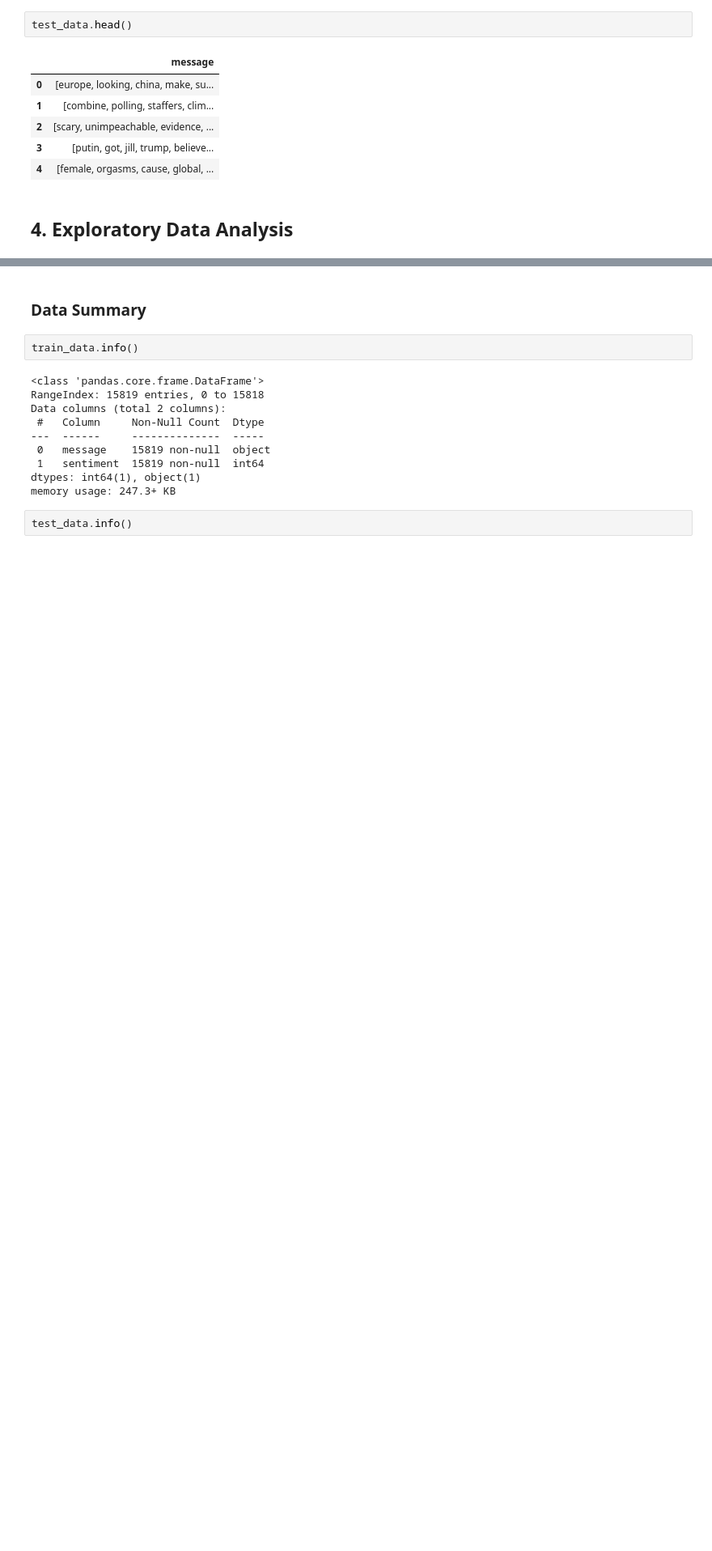
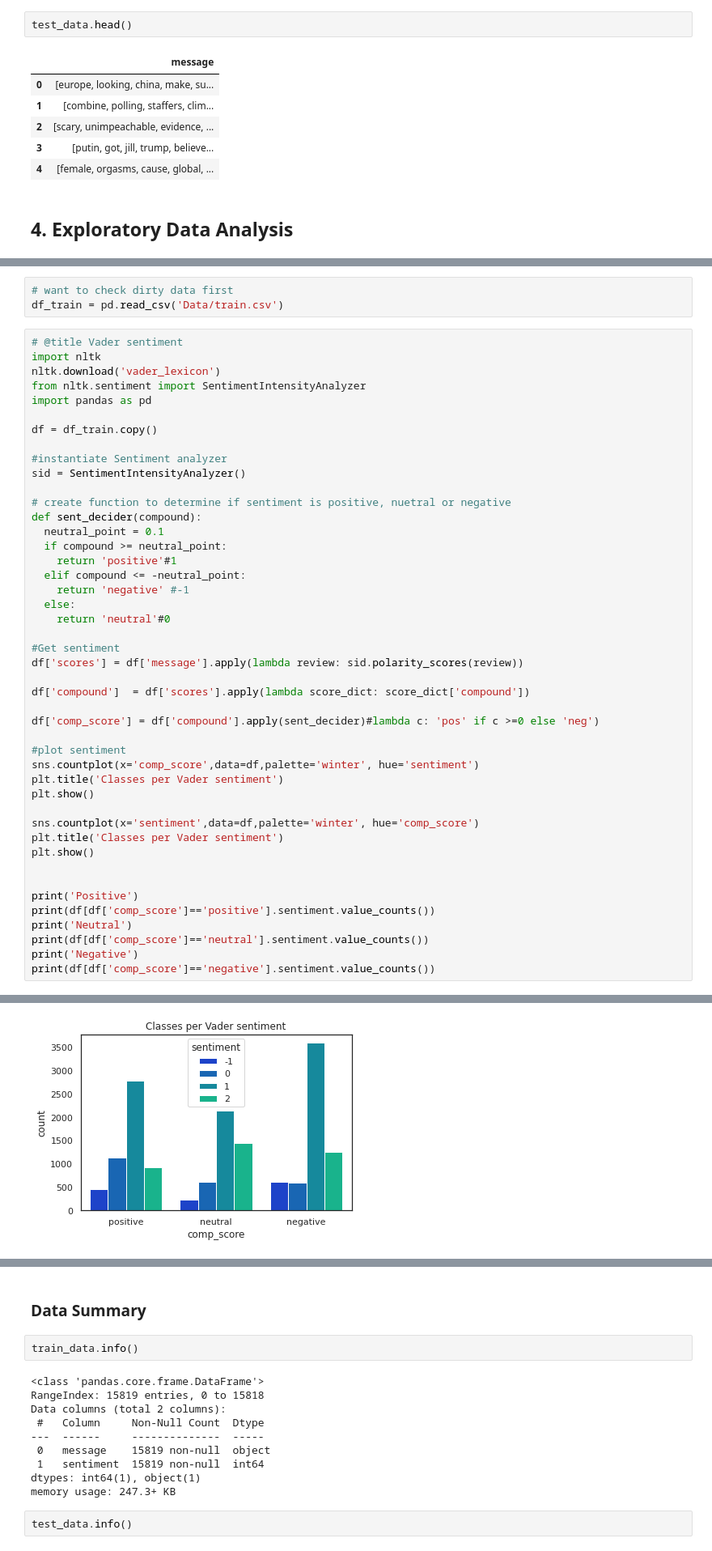
Before and after one commit to Lizette95/Team_RM5_ClassificationPredict_Notebook, a Jupyter notebook: Team_RM5_ClassificationNotebook.ipynb, the cells around one changed output, grey strips where cells are left out. Shown at 81% size. Saved outputs shown, nothing was run; the diff lists cells and outputs as text; blank space fills up the shorter version.

```diff
--- a/Team_RM5_ClassificationNotebook.ipynb
+++ b/Team_RM5_ClassificationNotebook.ipynb
@@ -295,0 +325,49 @@ test_data.head()
+# %%
+# want to check dirty data first
+df_train = pd.read_csv('Data/train.csv')
+# %%
+# @title Vader sentiment
+import nltk
+nltk.download('vader_lexicon')
+from nltk.sentiment import SentimentIntensityAnalyzer
+import pandas as pd
+
+df = df_train.copy()
+
+#instantiate Sentiment analyzer
+sid = SentimentIntensityAnalyzer()
+
+# create function to determine if sentiment is positive, nuetral or negative
+def sent_decider(compound):
+  neutral_point = 0.1
+  if compound >= neutral_point:
+    return 'positive'#1
+  elif compound <= -neutral_point:
+    return 'negative' #-1
+  else:
+    return 'neutral'#0
+
+#Get sentiment
+df['scores'] = df['message'].apply(lambda review: sid.polarity_scores(review))
+
+df['compound']  = df['scores'].apply(lambda score_dict: score_dict['compound'])
+
+df['comp_score'] = df['compound'].apply(sent_decider)#lambda c: 'pos' if c >=0 else 'neg')
+
+#plot sentiment
+sns.countplot(x='comp_score',data=df,palette='winter', hue='sentiment')
+plt.title('Classes per Vader sentiment')
+plt.show()
+
+sns.countplot(x='sentiment',data=df,palette='winter', hue='comp_score')
+plt.title('Classes per Vader sentiment')
+plt.show()
+
+
+print('Positive')
+print(df[df['comp_score']=='positive'].sentiment.value_counts())
+print('Neutral')
+print(df[df['comp_score']=='neutral'].sentiment.value_counts())
+print('Negative')
+print(df[df['comp_score']=='negative'].sentiment.value_counts())
+# %% [output]
@@ -295,0 +376 @@ test_data.head()
+[figure, added]
```
Also changed, not shown: parts of 36 cells of this notebook.
